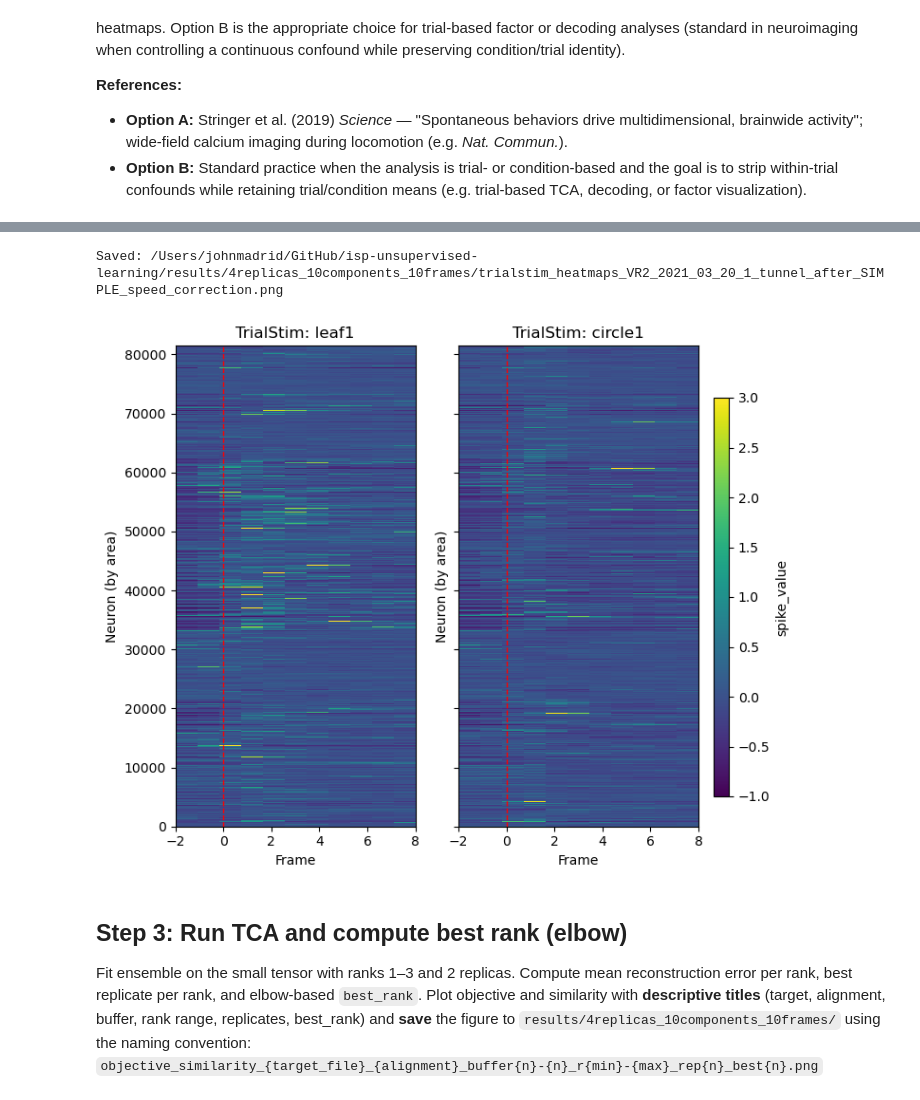
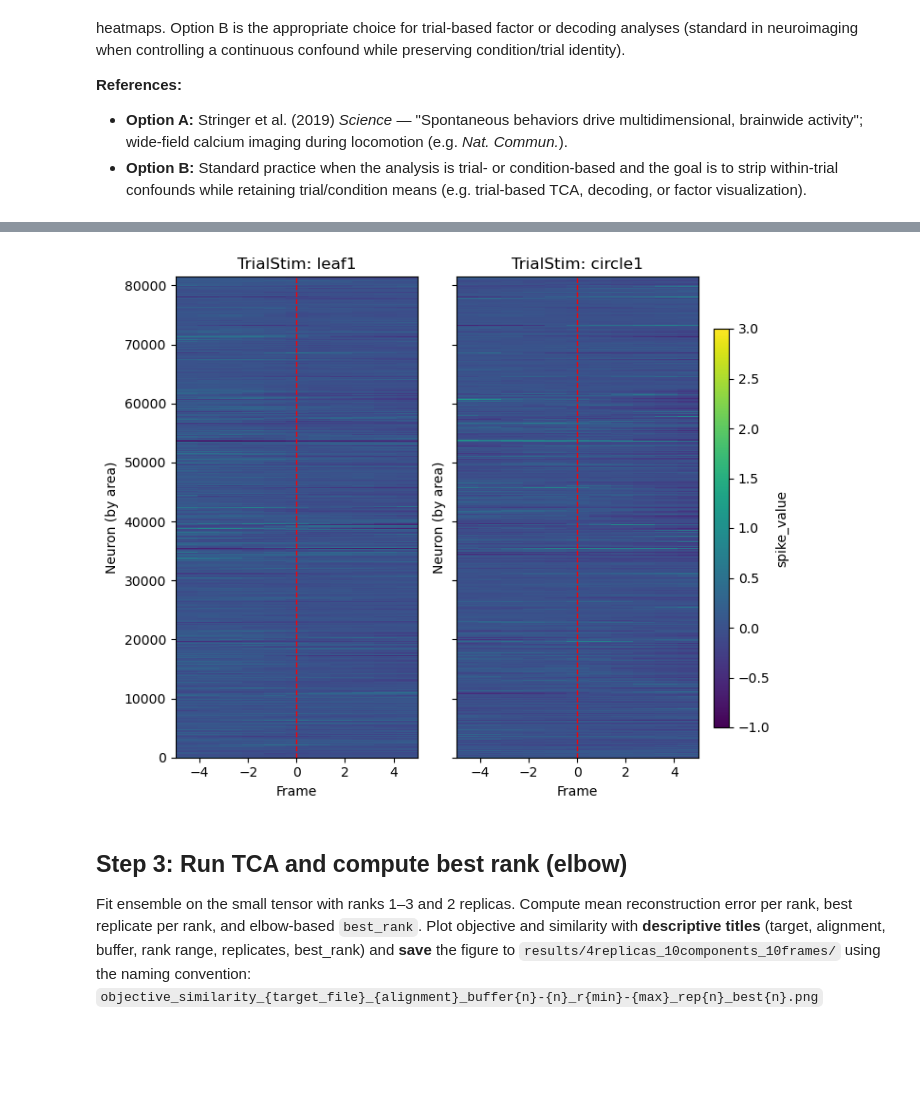
Before and after one commit to JohnMadrid/isp-unsupervised-learning, a Jupyter notebook: Batch_TCA_Pipeline.ipynb, the cells around one changed output, grey strips where cells are left out. Cells and saved outputs as stored; diff of their text form; code cells hidden in the pictures; blank space fills up the shorter version.

```diff
--- a/Batch_TCA_Pipeline.ipynb
+++ b/Batch_TCA_Pipeline.ipynb
@@ -167,13 +167,12 @@ def create_3d_matrix(trial_timestamps, buffer, spiking_data, spiking_timestamps)
 # %%
 # Step 2 test: small buffer and subset of trials (run after loading spikes + beh above)
 ft = beh['ft'][: spikes.shape[0] + 1]
-# trial_timestamps = beh['SoundTime']
-trial_timestamps = beh['Trial_start_time']
+trial_timestamps = beh['SoundTime']
+# trial_timestamps = beh['Trial_start_time']
 
 # Small test: 4 time frames (1 before + 2 after center), 20 trials
-
-buffer_small = (1, 2)   # 1 + 2 + 1 = 4 frames
-n_trials_test = 20
+buffer_small = BUFFER_SOUND  # (2, 8)   # 1 + 2 + 1 = 4 frames
+n_trials_test = 348
 trial_ts_test = trial_timestamps[:n_trials_test]
 
 tensor_small = create_3d_matrix(trial_ts_test, buffer_small, spikes, ft)
@@ -236,7 +235,7 @@ def speed_correct_tensor(tensor, speed_matrix, n_neurons, n_time, n_trials, corr
 correct_by = "simple"  # "simple" (Option A) or "bytrial" (Option B)
 ft = beh['ft'][: spikes.shape[0] + 1]
 run_speed = beh['ft_RunSpeed'][: len(ft)]
-trial_timestamps_tunnel = beh['Trial_start_time']
+trial_timestamps_tunnel = beh['SoundTime']
 tensor_tunnel_raw = create_3d_matrix(trial_timestamps_tunnel, BUFFER_TUNNEL, spikes, ft)
 n_neurons, n_time, n_trials = tensor_tunnel_raw.shape
 speed_matrix_tunnel = create_speed_matrix(trial_timestamps_tunnel, BUFFER_TUNNEL, ft, run_speed)
@@ -308,6 +307,6 @@ def plot_trialstim_heatmaps(melted_df, ncols=2, figsize_per_plot=(4, 6), cmap='v
 trial_order_tunnel = np.asarray(beh['trInd'][:n_trials], dtype=int)
 trial_to_stim_tunnel = dict(zip(trial_order_tunnel, beh['TrialStim'][:n_trials]))
 neuron_to_area_dict = neuron_to_area.to_dict() if hasattr(neuron_to_area, 'to_dict') else neuron_to_area
-melted_tunnel_raw = tensor_to_melted_df(tensor_tunnel_raw, BUFFER_TUNNEL, trial_order_tunnel, trial_to_stim_tunnel, neuron_to_area_dict)
-melted_tunnel_corrected = tensor_to_melted_df(tensor_tunnel_corrected, BUFFER_TUNNEL, trial_order_tunnel, trial_to_stim_tunnel, neuron_to_area_dict)
+melted_tunnel_raw = tensor_to_melted_df(tensor_tunnel_raw, BUFFER_SOUND, trial_order_tunnel, trial_to_stim_tunnel, neuron_to_area_dict)
+melted_tunnel_corrected = tensor_to_melted_df(tensor_tunnel_corrected, BUFFER_SOUND, trial_order_tunnel, trial_to_stim_tunnel, neuron_to_area_dict)
 # plot_trialstim_heatmaps(melted_tunnel_raw, save=True, name=f'{target_file}_tunnel_before_speed_correction', save_dir=results_dir)
@@ -314,8 +318,8 @@ melted_tunnel_corrected = tensor_to_melted_df(tensor_tunnel_corrected, BUFFER_TU
 # %%
-plot_trialstim_heatmaps(melted_tunnel_corrected, save=True, name=f'{target_file}_tunnel_after_SIMPLE_speed_correction', save_dir=results_dir)
+# visualize after speed correction
+plot_trialstim_heatmaps(melted_tunnel_corrected, save=False, name=f'{target_file}_tunnel_after_SIMPLE_speed_correction', save_dir=results_dir)
 # %% [output]
-Saved: /Users/johnmadrid/GitHub/isp-unsupervised-learning/results/4replicas_10components_10frames/trialstim_heatmaps_VR2_2021_03_20_1_tunnel_after_SIMPLE_speed_correction.png
-[figure, old version]
+[figure, new version]
 # %% [markdown]
 ## Step 3: Run TCA and compute best rank (elbow)
 
```
Also changed, not shown: parts of 8 cells of this notebook, 2 other files.
